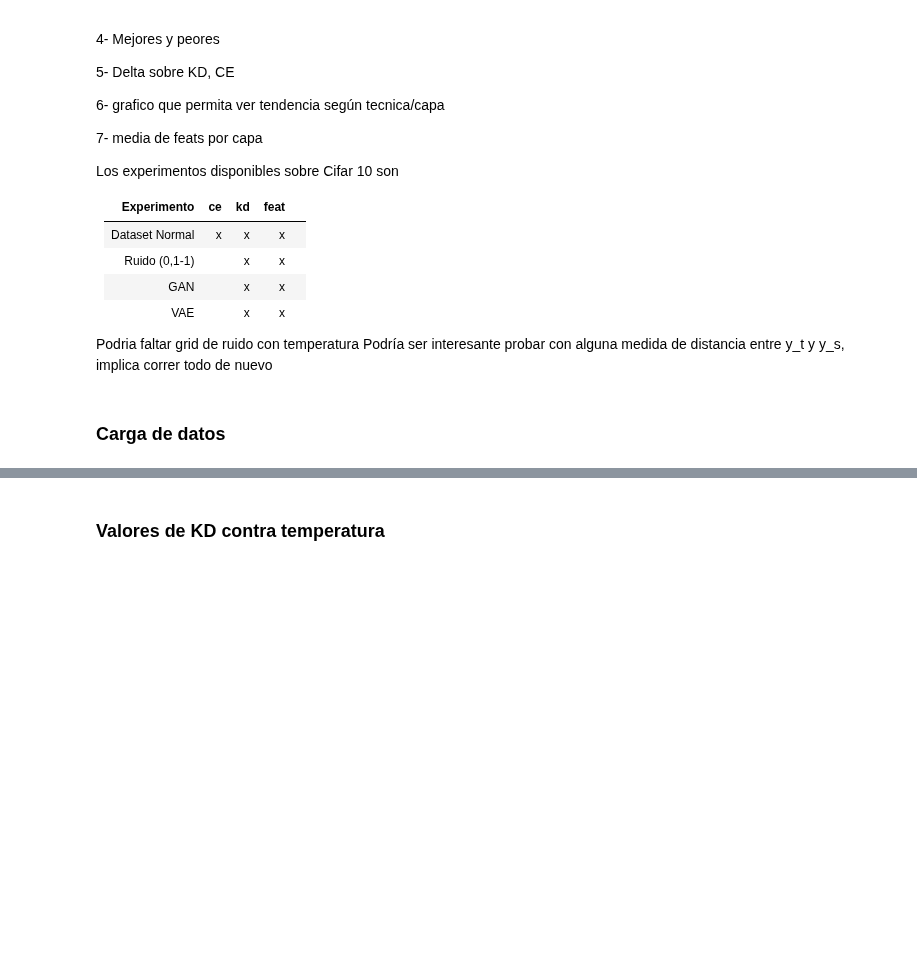
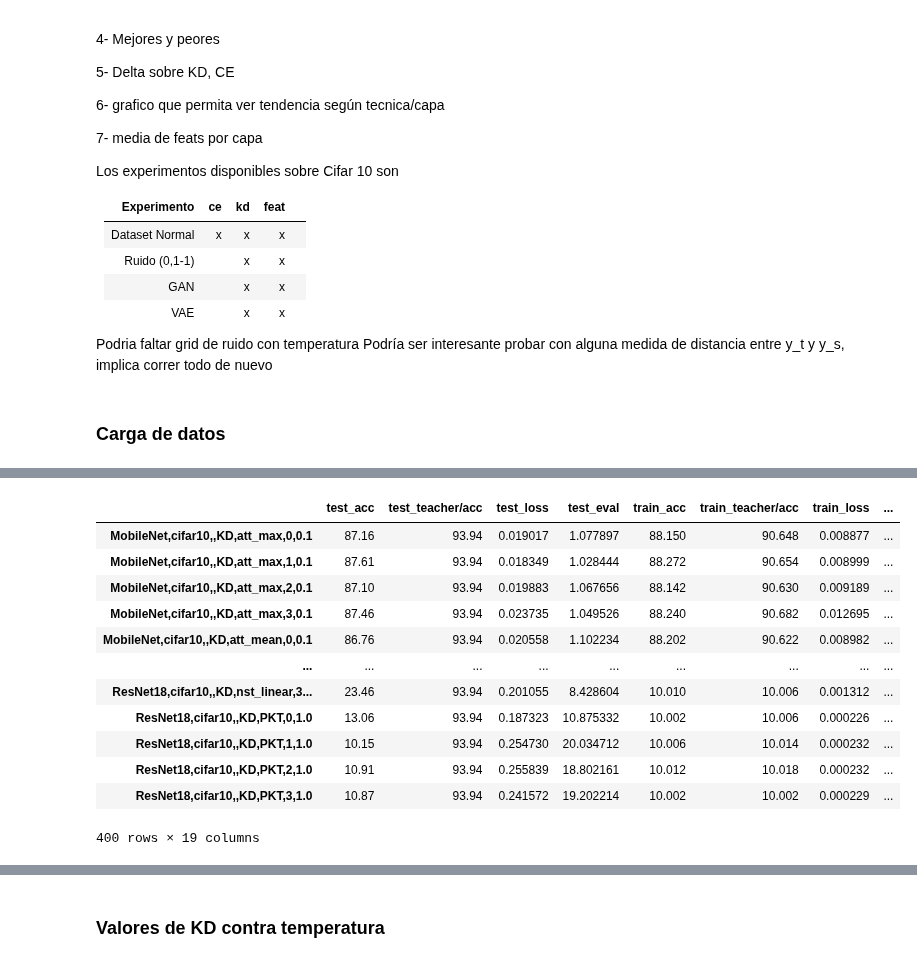
Before and after one commit to jpcosec/Memoria, a Jupyter notebook: vizFeat.ipynb, the cells around one changed output, grey strips where cells are left out. Cells and saved outputs as stored; diff of their text form; code cells hidden in the pictures; blank space fills up the shorter version.

```diff
--- a/vizFeat.ipynb
+++ b/vizFeat.ipynb
@@ -147 +148,17 @@ for path in paths:
+# %%
+data["students"]['feat']['noise']
+# %% [output]
+|  | test_acc | test_teacher/acc | test_loss | test_eval | train_acc | train_teacher/acc | train_loss | ... |
+| MobileNet,cifar10,,KD,att_max,0,0.1 | 87.16 | 93.94 | 0.019017 | 1.077897 | 88.150 | 90.648 | 0.008877 | ... |
+| MobileNet,cifar10,,KD,att_max,1,0.1 | 87.61 | 93.94 | 0.018349 | 1.028444 | 88.272 | 90.654 | 0.008999 | ... |
+| MobileNet,cifar10,,KD,att_max,2,0.1 | 87.10 | 93.94 | 0.019883 | 1.067656 | 88.142 | 90.630 | 0.009189 | ... |
+| MobileNet,cifar10,,KD,att_max,3,0.1 | 87.46 | 93.94 | 0.023735 | 1.049526 | 88.240 | 90.682 | 0.012695 | ... |
+| MobileNet,cifar10,,KD,att_mean,0,0.1 | 86.76 | 93.94 | 0.020558 | 1.102234 | 88.202 | 90.622 | 0.008982 | ... |
+| ... | ... | ... | ... | ... | ... | ... | ... | ... |
+| ResNet18,cifar10,,KD,nst_linear,3... | 23.46 | 93.94 | 0.201055 | 8.428604 | 10.010 | 10.006 | 0.001312 | ... |
+| ResNet18,cifar10,,KD,PKT,0,1.0 | 13.06 | 93.94 | 0.187323 | 10.875332 | 10.002 | 10.006 | 0.000226 | ... |
+| ResNet18,cifar10,,KD,PKT,1,1.0 | 10.15 | 93.94 | 0.254730 | 20.034712 | 10.006 | 10.014 | 0.000232 | ... |
+| ResNet18,cifar10,,KD,PKT,2,1.0 | 10.91 | 93.94 | 0.255839 | 18.802161 | 10.012 | 10.018 | 0.000232 | ... |
+| ResNet18,cifar10,,KD,PKT,3,1.0 | 10.87 | 93.94 | 0.241572 | 19.202214 | 10.002 | 10.002 | 0.000229 | ... |
+400 rows × 19 columns
 # %%
```
Also changed, not shown: parts of 45 cells of this notebook.
